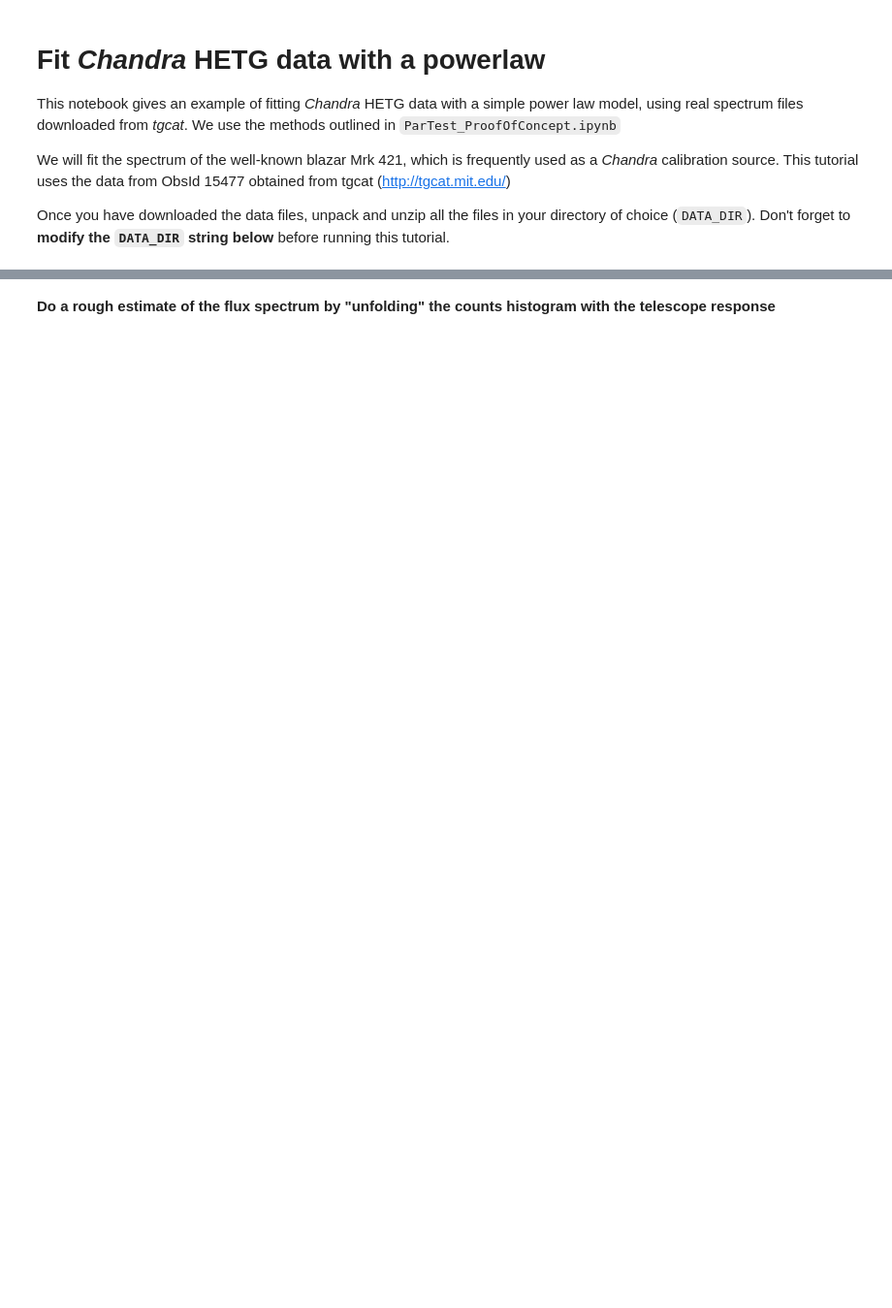
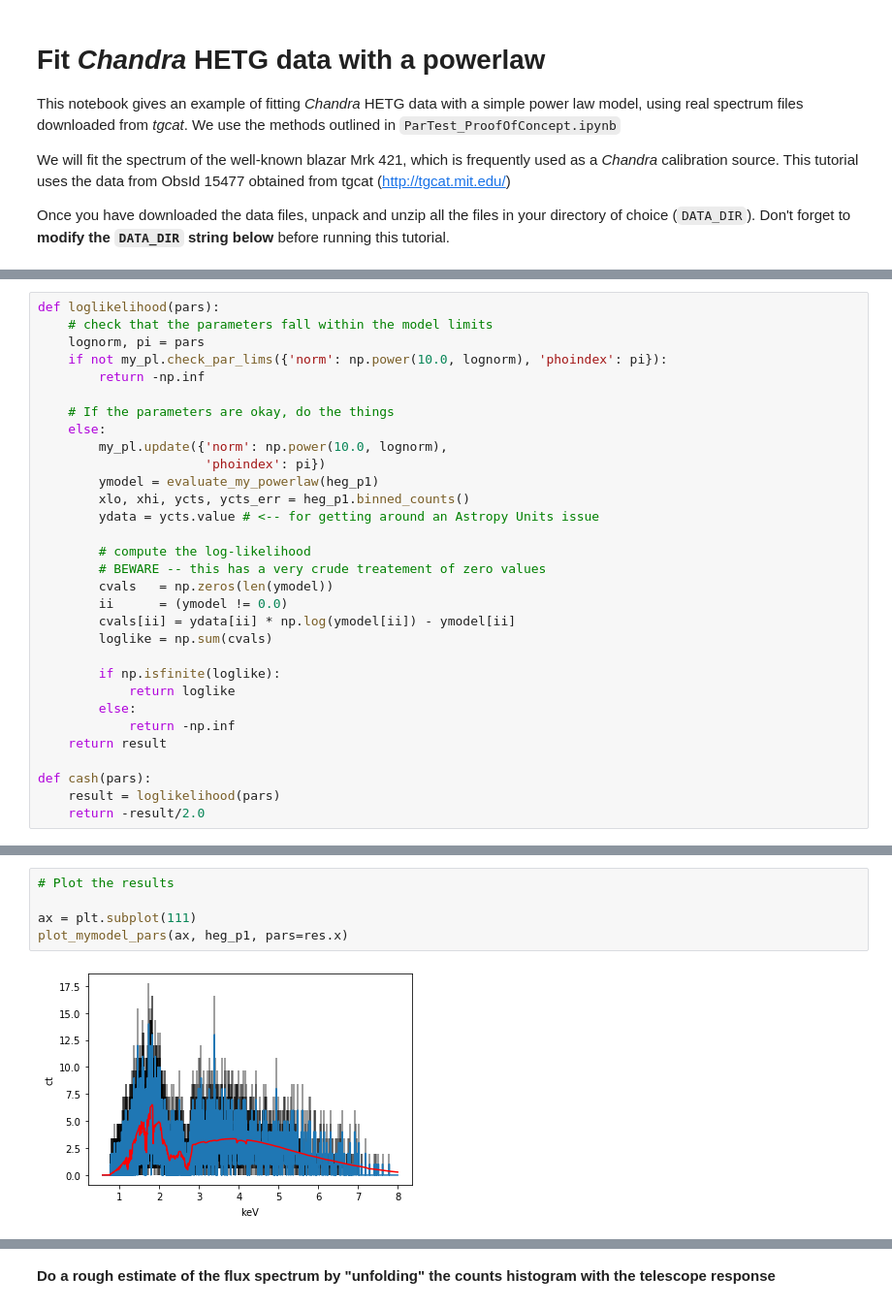
Before and after one commit to eblur/pyxsis, a Jupyter notebook: notebooks/Example1_fit_HETG_powerlaw.ipynb, the cells around one changed output, grey strips where cells are left out. Shown: that part at 97% size. Saved outputs shown, nothing was run; the diff lists cells and outputs as text; blank space fills up the shorter version.

```diff
--- a/notebooks/Example1_fit_HETG_powerlaw.ipynb
+++ b/notebooks/Example1_fit_HETG_powerlaw.ipynb
@@ -47,3 +117,34 @@ This is related to the well-known Cash statistic:
 $$ C \equiv -2 \ln L = 2 \Sigma_i (m_i - x_i \ln m_i)  $$
 
 so that $C' = -C / 2$
+# %%
+def loglikelihood(pars):
+    # check that the parameters fall within the model limits
+    lognorm, pi = pars
+    if not my_pl.check_par_lims({'norm': np.power(10.0, lognorm), 'phoindex': pi}):
+        return -np.inf
+
+    # If the parameters are okay, do the things
+    else:
+        my_pl.update({'norm': np.power(10.0, lognorm),
+                      'phoindex': pi})
+        ymodel = evaluate_my_powerlaw(heg_p1)
+        xlo, xhi, ycts, ycts_err = heg_p1.binned_counts()
+        ydata = ycts.value # <-- for getting around an Astropy Units issue
+
+        # compute the log-likelihood
+        # BEWARE -- this has a very crude treatement of zero values
+        cvals   = np.zeros(len(ymodel))
+        ii      = (ymodel != 0.0)
+        cvals[ii] = ydata[ii] * np.log(ymodel[ii]) - ymodel[ii]
+        loglike = np.sum(cvals)
+
+        if np.isfinite(loglike):
+            return loglike
+        else:
+            return -np.inf
+    return result
+
+def cash(pars):
+    result = loglikelihood(pars)
+    return -result/2.0
@@ -49,0 +173,7 @@ so that $C' = -C / 2$
+# %%
+# Plot the results
+
+ax = plt.subplot(111)
+plot_mymodel_pars(ax, heg_p1, pars=res.x)
+# %% [output]
+[figure, added]
```
Also changed, not shown: parts of 29 cells of this notebook.
